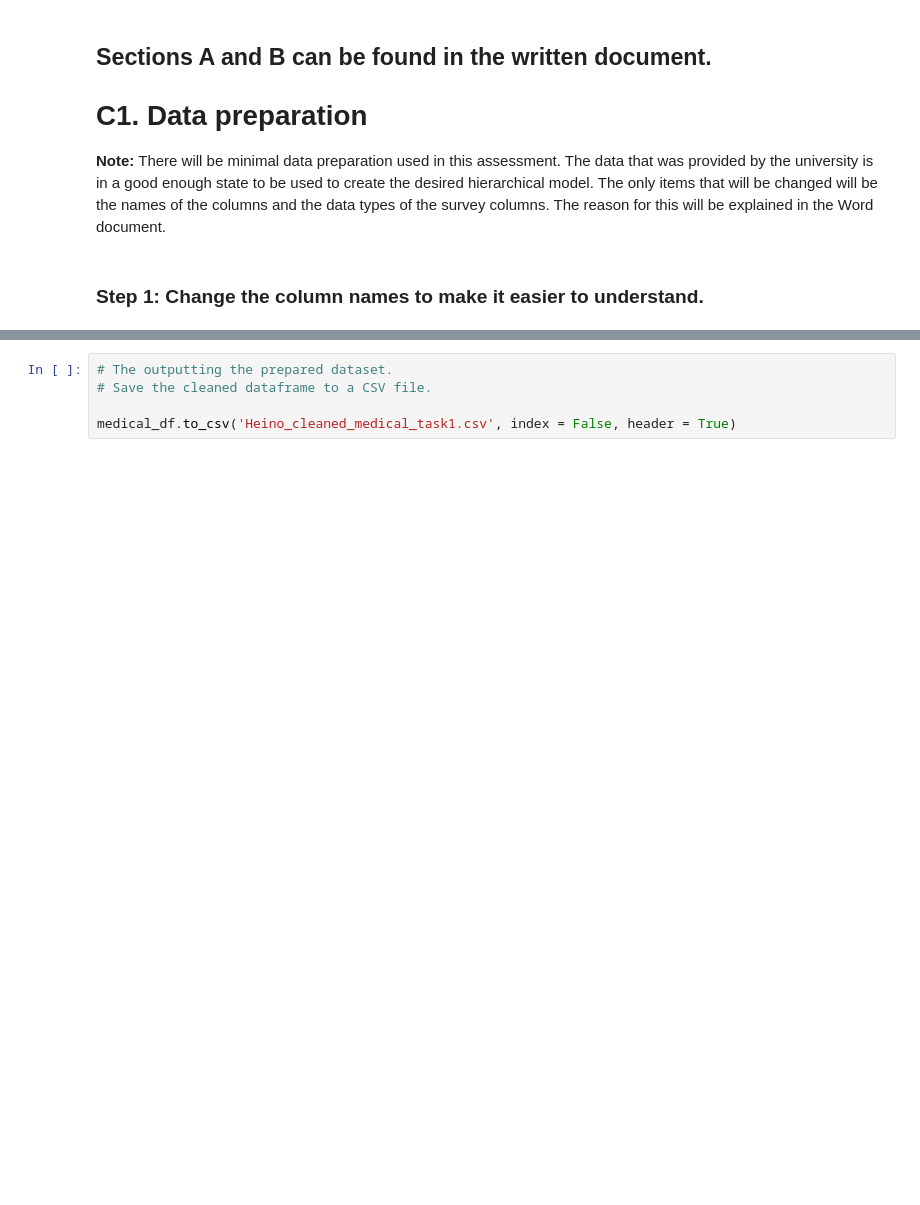
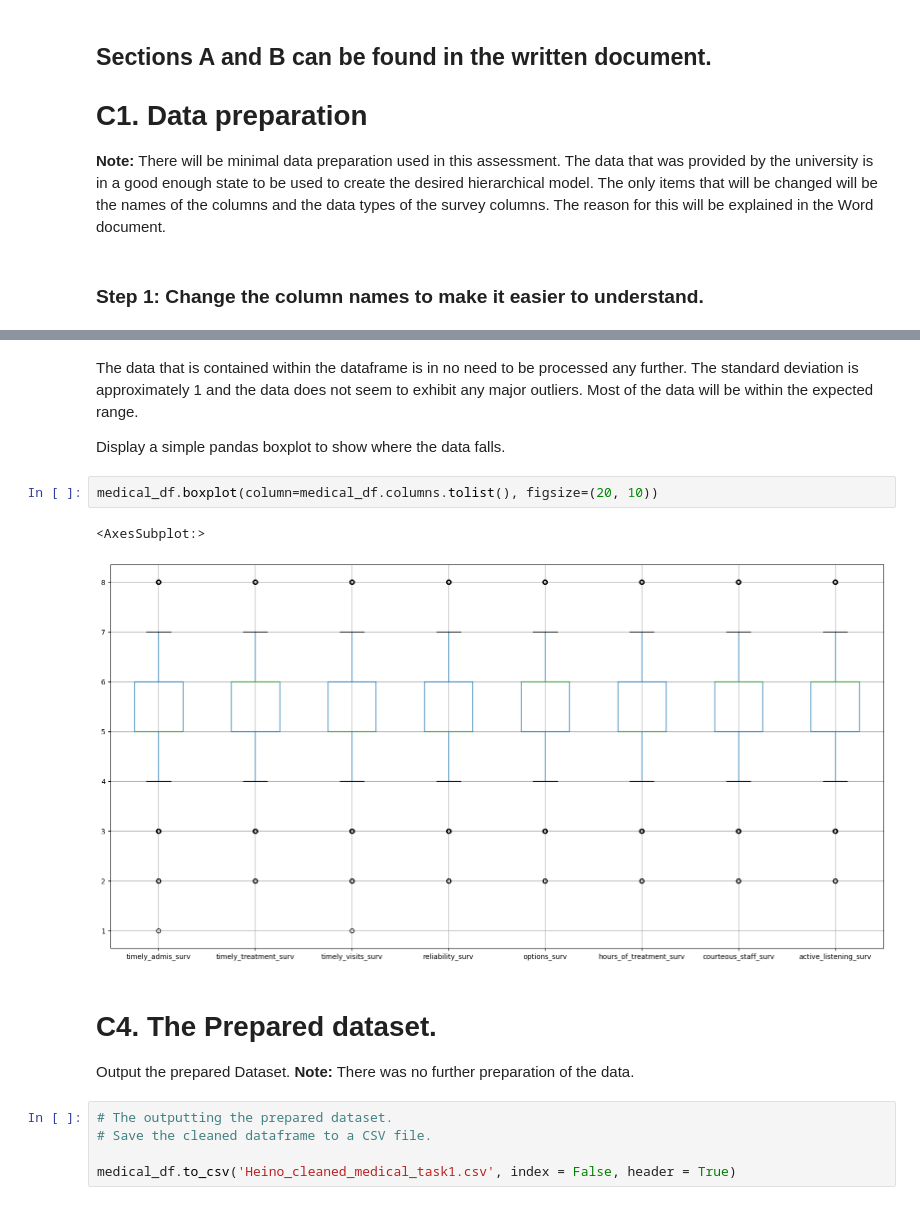
Before and after one commit to HeinoPortfolio/Data-Analytics-Grad-Work, a Jupyter notebook: 8 Data Mining II/Heino D212 Task 1 Hierarchical Clustering.ipynb, the cells around one changed output, grey strips where cells are left out. Cells and saved outputs as stored; diff of their text form; blank space fills up the shorter version.

```diff
--- a/8 Data Mining II/Heino D212 Task 1 Hierarchical Clustering.ipynb
+++ b/8 Data Mining II/Heino D212 Task 1 Hierarchical Clustering.ipynb
@@ -137,3 +140,16 @@ medical_df.head()
+# %% [markdown]
+The data that is contained within the dataframe is in no need to be processed any further.  The standard deviation is approximately 1 and the data does not seem to exhibit any major outliers. Most of the data will be within the expected range.
+
+Display a simple pandas boxplot to show where the data falls.
+# %%
+medical_df.boxplot(column=medical_df.columns.tolist(), figsize=(20, 10))
+# %% [output]
+<AxesSubplot:>
+[figure, added]
+# %% [markdown]
+# C4. The Prepared dataset.
+
+Output the prepared Dataset. **Note:** There was no further preparation of the data.
 # %%
 # The outputting the prepared dataset.
 # Save the cleaned dataframe to a CSV file.
```
Also changed, not shown: parts of 32 cells of this notebook.
